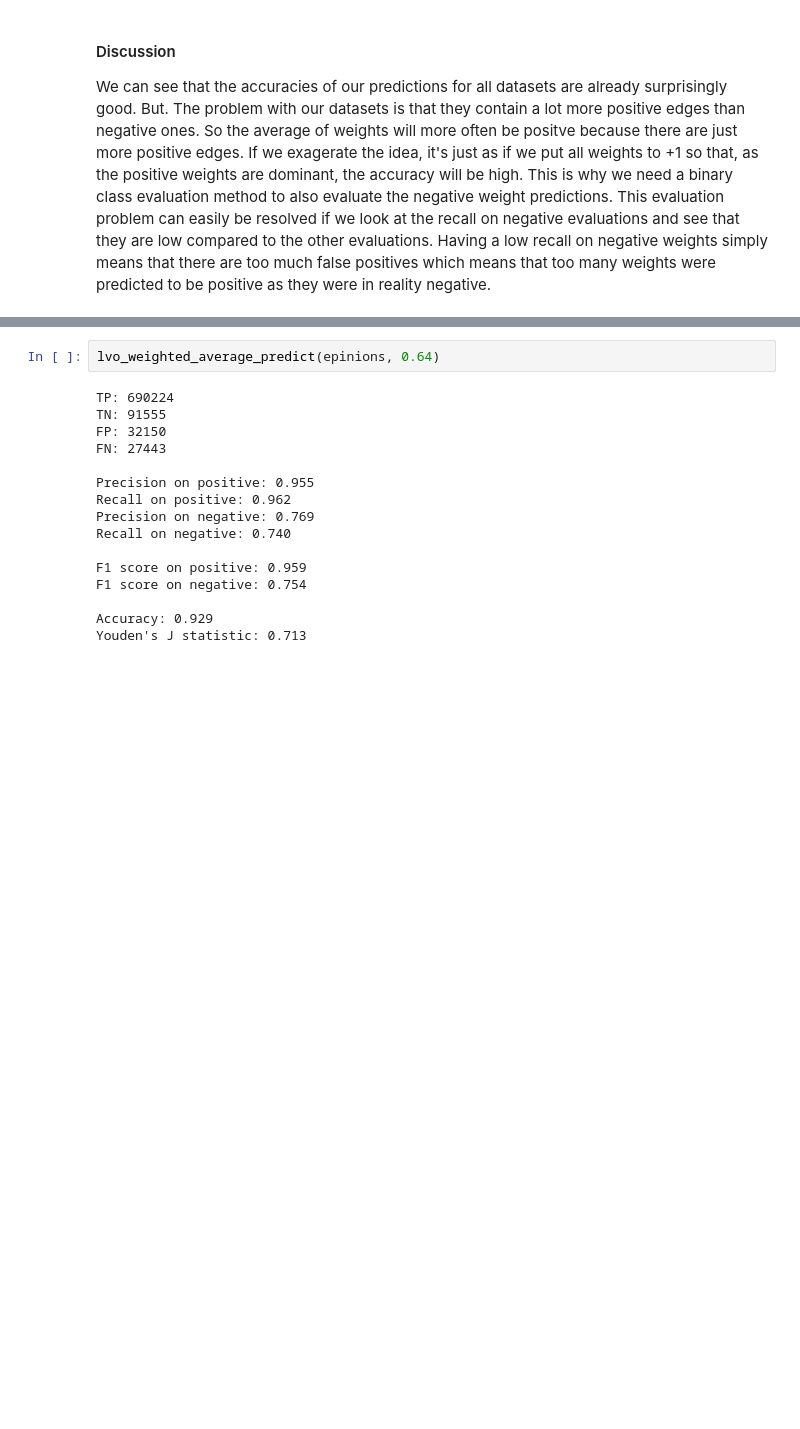
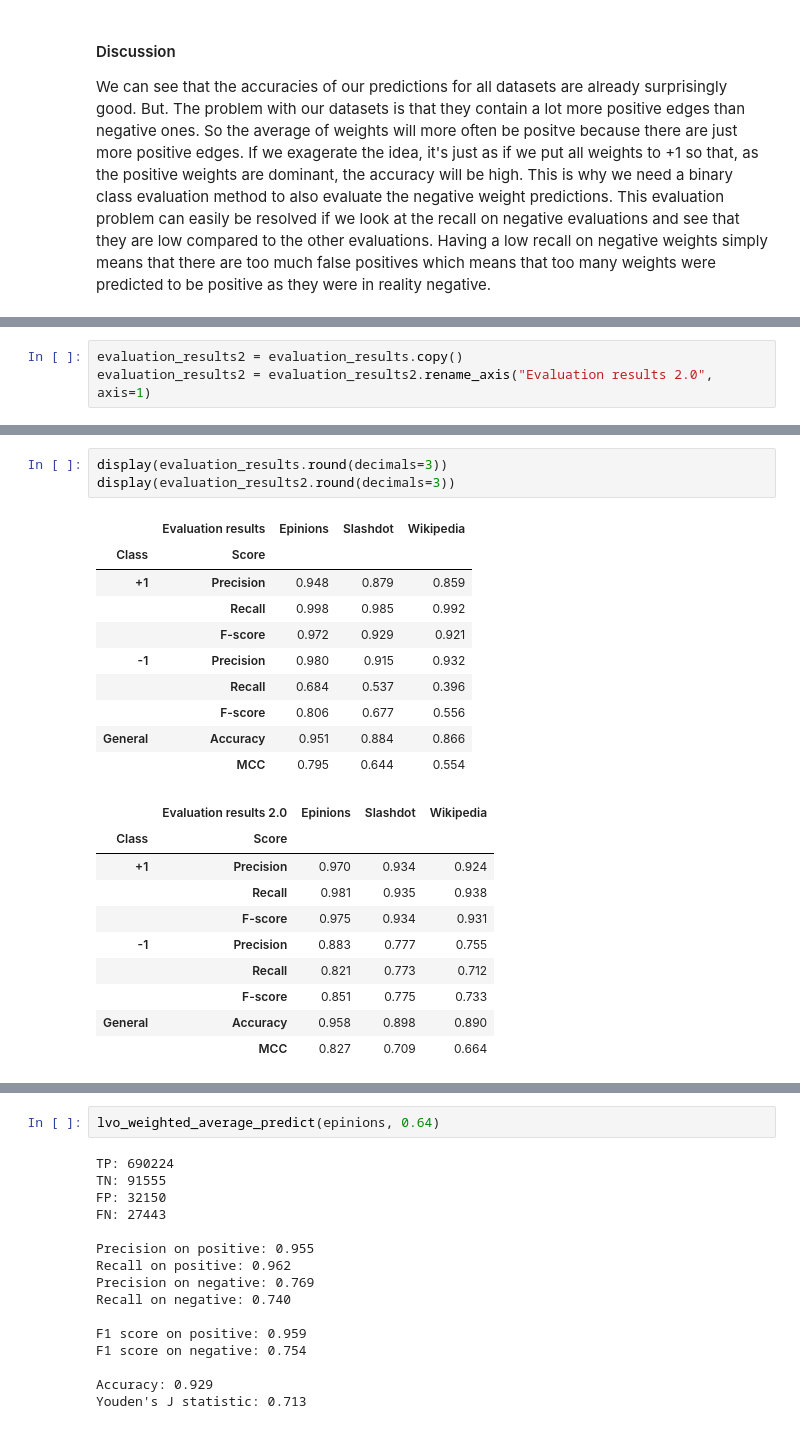
Before and after one commit to epfl-ada/ada-2020-project-milestone-p3-p3_daddario, a Jupyter notebook: creative_extension.ipynb, the cells around one changed output, grey strips where cells are left out. Cells and saved outputs as stored; diff of their text form; blank space fills up the shorter version.

```diff
--- a/creative_extension.ipynb
+++ b/creative_extension.ipynb
@@ -223,0 +337,3 @@ We can see that the accuracies of our predictions for all datasets are already s
+# %%
+evaluation_results2 = evaluation_results.copy()
+evaluation_results2 = evaluation_results2.rename_axis("Evaluation results 2.0", axis=1)
@@ -223,0 +358,24 @@ We can see that the accuracies of our predictions for all datasets are already s
+# %%
+display(evaluation_results.round(decimals=3))
+display(evaluation_results2.round(decimals=3))
+# %% [output]
+|  | Evaluation results | Epinions | Slashdot | Wikipedia |
+| Class | Score |  |  |  |
+| +1 | Precision | 0.948 | 0.879 | 0.859 |
+|  | Recall | 0.998 | 0.985 | 0.992 |
+|  | F-score | 0.972 | 0.929 | 0.921 |
+| -1 | Precision | 0.980 | 0.915 | 0.932 |
+|  | Recall | 0.684 | 0.537 | 0.396 |
+|  | F-score | 0.806 | 0.677 | 0.556 |
+| General | Accuracy | 0.951 | 0.884 | 0.866 |
+|  | MCC | 0.795 | 0.644 | 0.554 |
+|  | Evaluation results 2.0 | Epinions | Slashdot | Wikipedia |
+| Class | Score |  |  |  |
+| +1 | Precision | 0.970 | 0.934 | 0.924 |
+|  | Recall | 0.981 | 0.935 | 0.938 |
+|  | F-score | 0.975 | 0.934 | 0.931 |
+| -1 | Precision | 0.883 | 0.777 | 0.755 |
+|  | Recall | 0.821 | 0.773 | 0.712 |
+|  | F-score | 0.851 | 0.775 | 0.733 |
+| General | Accuracy | 0.958 | 0.898 | 0.890 |
+|  | MCC | 0.827 | 0.709 | 0.664 |
```
Also changed, not shown: parts of 37 cells of this notebook.
